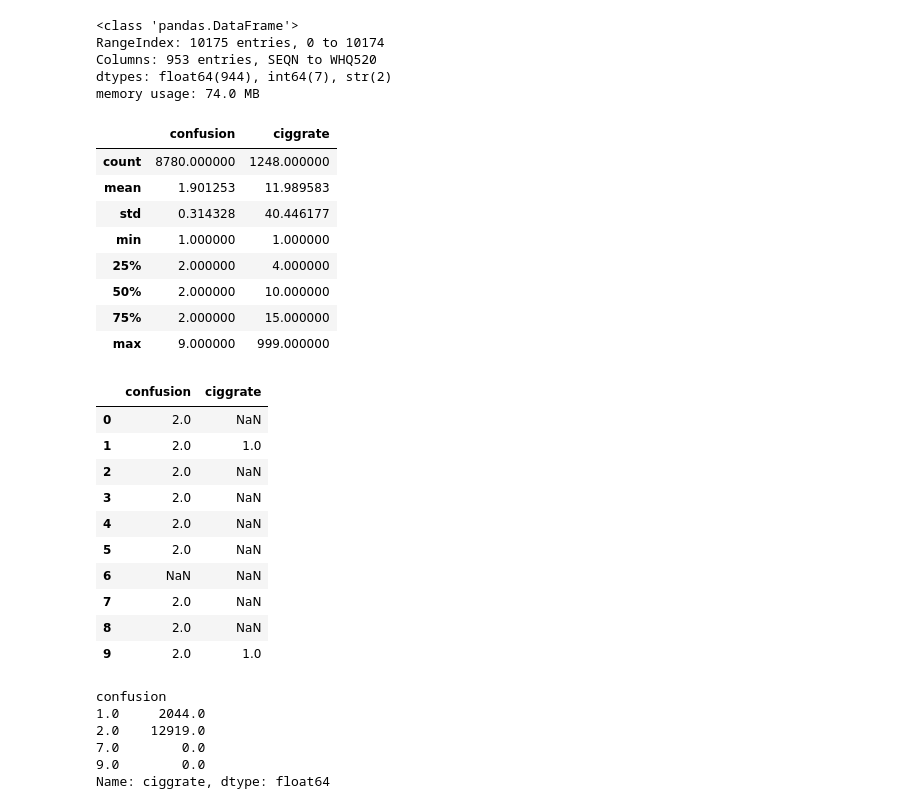
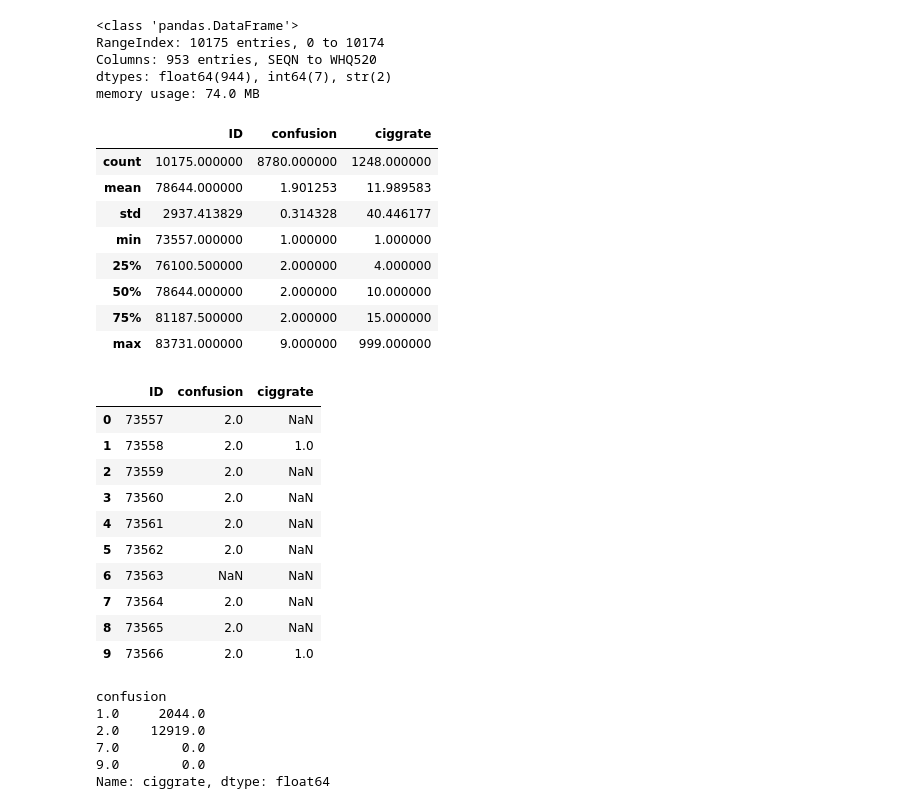
Before and after one commit to dewang002/Healthcare_data, a Jupyter notebook: Confusion_analysis.ipynb, the cells around one changed output. Cells and saved outputs as stored; diff of their text form; code cells hidden in the pictures.

```diff
--- a/Confusion_analysis.ipynb
+++ b/Confusion_analysis.ipynb
@@ -25,37 +25,38 @@ Columns: 953 entries, SEQN to WHQ520
 dtypes: float64(944), int64(7), str(2)
 memory usage: 74.0 MB
 # %%
+ID = 'SEQN'
 confusion = 'DLQ040'
 ciggrate = 'SMD650'
 
-df = df[[confusion, ciggrate]]
-df.columns = ['confusion', 'ciggrate']
+df = df[[ID, confusion, ciggrate]]
+df.columns = ['ID', 'confusion', 'ciggrate']
 
 df.describe()
 # %% [output]
-|  | confusion | ciggrate |
-| count | 8780.000000 | 1248.000000 |
-| mean | 1.901253 | 11.989583 |
-| std | 0.314328 | 40.446177 |
-| min | 1.000000 | 1.000000 |
-| 25% | 2.000000 | 4.000000 |
-| 50% | 2.000000 | 10.000000 |
-| 75% | 2.000000 | 15.000000 |
-| max | 9.000000 | 999.000000 |
+|  | ID | confusion | ciggrate |
+| count | 10175.000000 | 8780.000000 | 1248.000000 |
+| mean | 78644.000000 | 1.901253 | 11.989583 |
+| std | 2937.413829 | 0.314328 | 40.446177 |
+| min | 73557.000000 | 1.000000 | 1.000000 |
+| 25% | 76100.500000 | 2.000000 | 4.000000 |
+| 50% | 78644.000000 | 2.000000 | 10.000000 |
+| 75% | 81187.500000 | 2.000000 | 15.000000 |
+| max | 83731.000000 | 9.000000 | 999.000000 |
 # %%
 df.head(10)
 # %% [output]
-|  | confusion | ciggrate |
-| 0 | 2.0 | NaN |
-| 1 | 2.0 | 1.0 |
-| 2 | 2.0 | NaN |
-| 3 | 2.0 | NaN |
-| 4 | 2.0 | NaN |
-| 5 | 2.0 | NaN |
-| 6 | NaN | NaN |
-| 7 | 2.0 | NaN |
-| 8 | 2.0 | NaN |
-| 9 | 2.0 | 1.0 |
+|  | ID | confusion | ciggrate |
+| 0 | 73557 | 2.0 | NaN |
+| 1 | 73558 | 2.0 | 1.0 |
+| 2 | 73559 | 2.0 | NaN |
+| 3 | 73560 | 2.0 | NaN |
+| 4 | 73561 | 2.0 | NaN |
+| 5 | 73562 | 2.0 | NaN |
+| 6 | 73563 | NaN | NaN |
+| 7 | 73564 | 2.0 | NaN |
+| 8 | 73565 | 2.0 | NaN |
+| 9 | 73566 | 2.0 | 1.0 |
 # %%
 df.groupby('confusion')['ciggrate'].sum()
 # %% [output]
```
Also changed, not shown: parts of 16 cells of this notebook.
